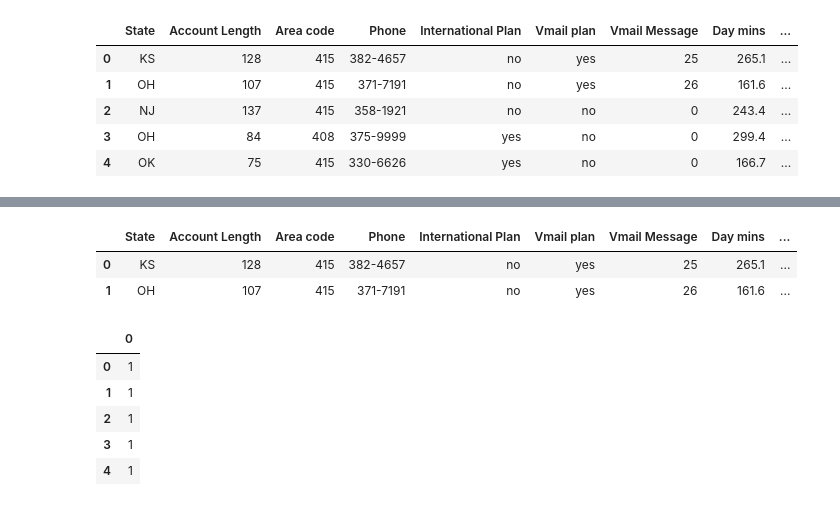
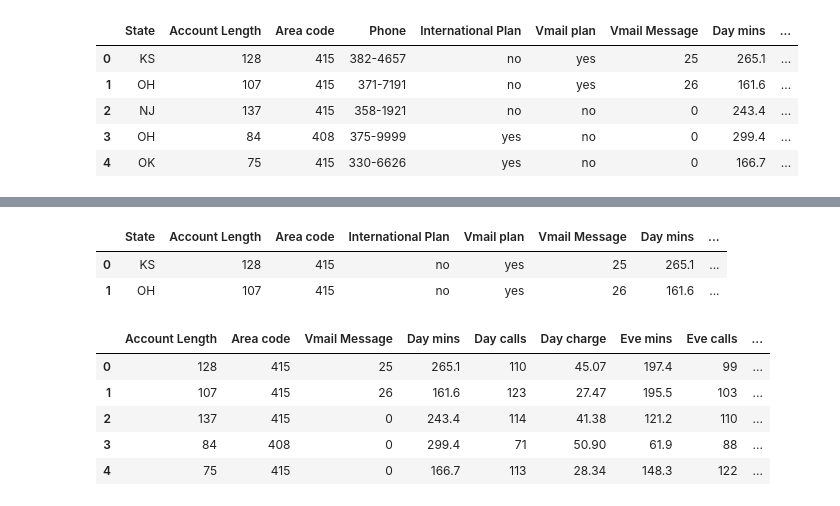
Before and after one commit to Meghashyamt/Telecom-Project, a Jupyter notebook: Telecom_Project_ANN.ipynb, the cells around one changed output, grey strips where cells are left out. Saved outputs shown, nothing was run; the diff lists cells and outputs as text; code cells hidden in the pictures.

```diff
--- a/Telecom_Project_ANN.ipynb
+++ b/Telecom_Project_ANN.ipynb
@@ -18,6 +18,6 @@ from keras.layers import Dense, Dropout
 # %%
 #import data
-data = pd.read_csv("Telecom-Project/telecom_churn_data.csv")
+data = pd.read_csv("telecom_churn_data1.csv")
 # %%
 #data.loc[0]=['State','Account Length','Area Code','Phone','International Plan','VMail Plan','VMail Message','Day Mins','Day calls','Day charge','Eve Mins','Eve calls','Eve Charge','Night Mins','Night calls','Night charge','International Mins','International calls','International charge','Custserve calls','Churn']
 # %%
@@ -56,16 +78,18 @@ data['Churn-Flag']=(data['Churn']== True).astype(int)
+# %%
+data=data.drop("Phone", axis=1)
 # %%
 data.head(2)
 # %% [output]
-|  | State | Account Length | Area code | Phone | International Plan | Vmail plan | Vmail Message | Day mins | ... |
-| 0 | KS | 128 | 415 | 382-4657 | no | yes | 25 | 265.1 | ... |
-| 1 | OH | 107 | 415 | 371-7191 | no | yes | 26 | 161.6 | ... |
+|  | State | Account Length | Area code | International Plan | Vmail plan | Vmail Message | Day mins | ... |
+| 0 | KS | 128 | 415 | no | yes | 25 | 265.1 | ... |
+| 1 | OH | 107 | 415 | no | yes | 26 | 161.6 | ... |
 # %%
 #import required libraries
 from sklearn.model_selection import train_test_split
 from sklearn.preprocessing import StandardScaler
 # %%
 #slicing X and y
-X=data.iloc[:,4:-2]
-y=data.iloc[:,-1]
+X=data.iloc[:,1:19]
+y=data.iloc[:,20]
 # %%
-X=pd.get_dummies(X)
+X=pd.get_dummies(X,drop_first=True)
@@ -76,12 +96,12 @@ y=pd.get_dummies(y)
 # %%
-y.head()
+X.head()
 # %% [output]
-|  | 0 |
-| 0 | 1 |
-| 1 | 1 |
-| 2 | 1 |
-| 3 | 1 |
-| 4 | 1 |
+|  | Account Length | Area code | Vmail Message | Day mins | Day calls | Day charge | Eve mins | Eve calls | ... |
+| 0 | 128 | 415 | 25 | 265.1 | 110 | 45.07 | 197.4 | 99 | ... |
+| 1 | 107 | 415 | 26 | 161.6 | 123 | 27.47 | 195.5 | 103 | ... |
+| 2 | 137 | 415 | 0 | 243.4 | 114 | 41.38 | 121.2 | 110 | ... |
+| 3 | 84 | 408 | 0 | 299.4 | 71 | 50.90 | 61.9 | 88 | ... |
+| 4 | 75 | 415 | 0 | 166.7 | 113 | 28.34 | 148.3 | 122 | ... |
 # %%
 #Model
 clf = Sequential()
```
Also changed, not shown: parts of 16 cells of this notebook.
